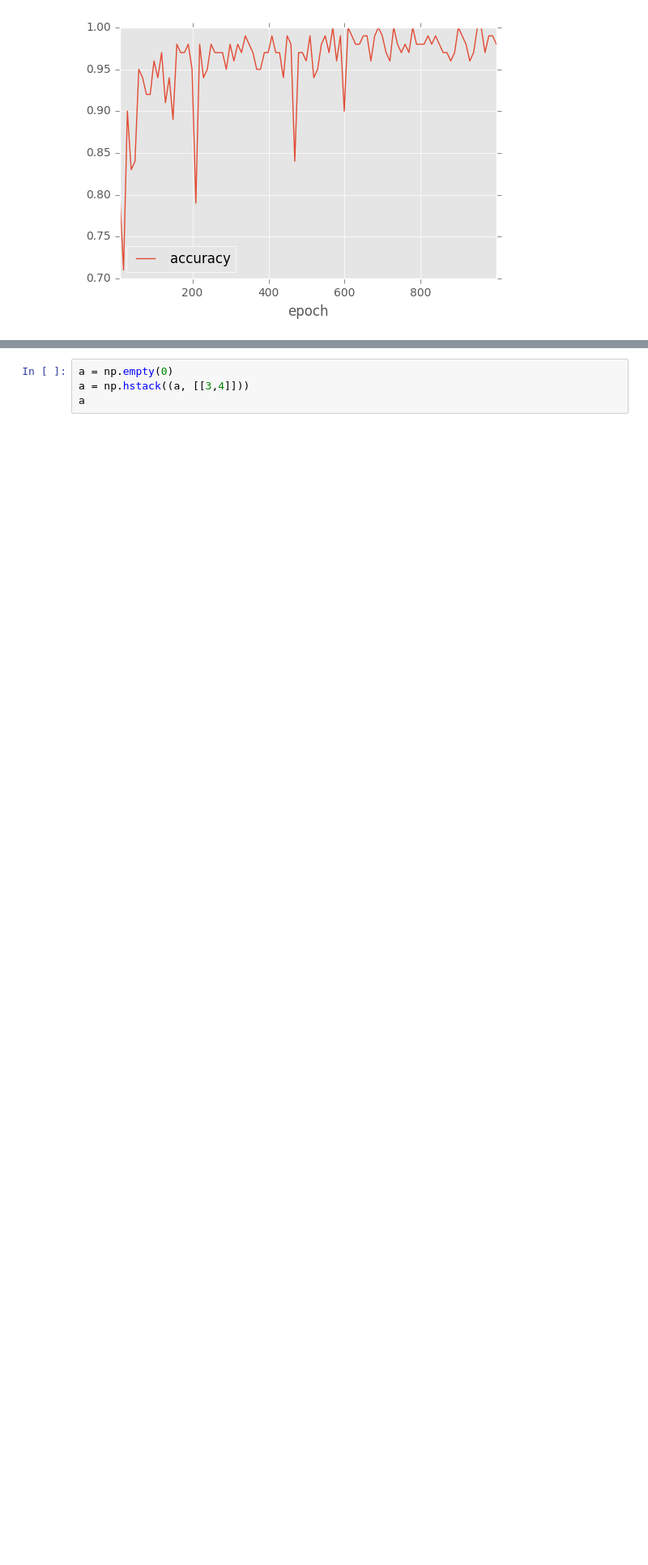
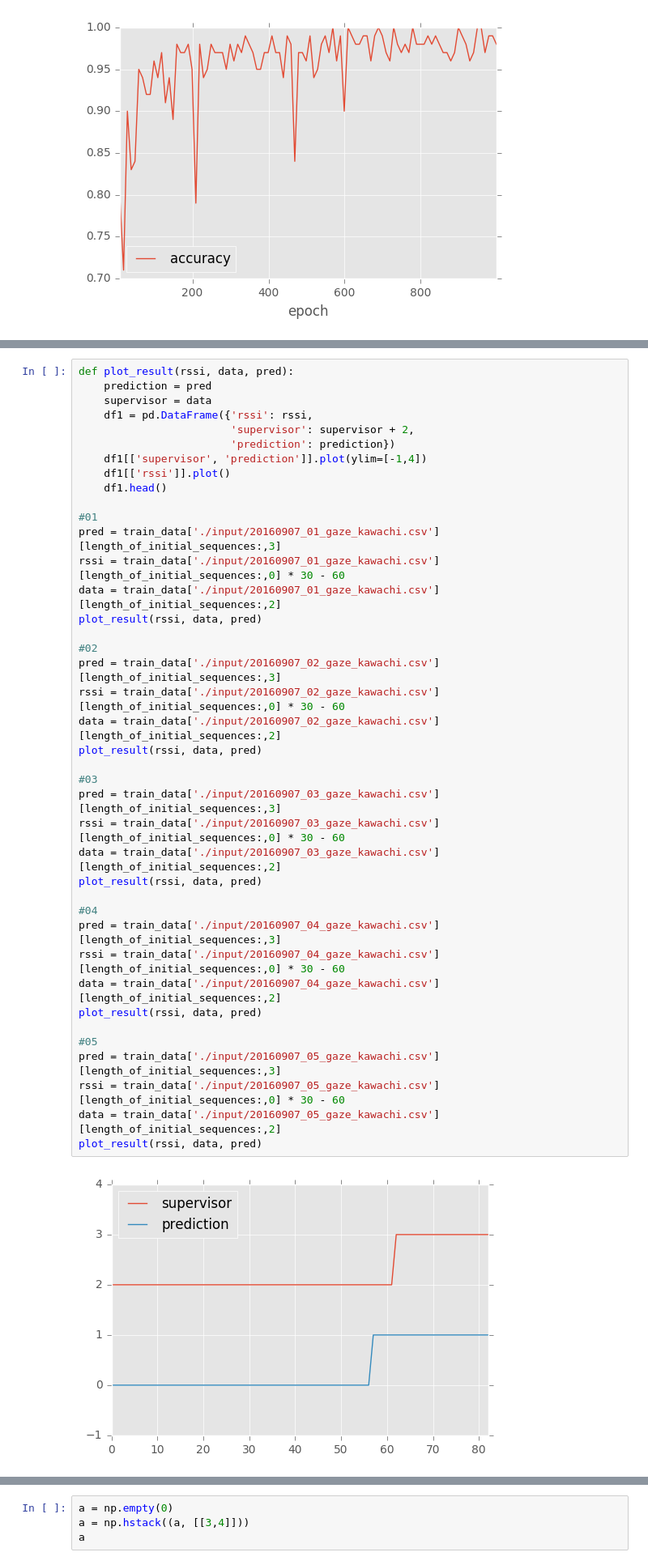
Before and after one commit to refluster/jupyter, a Jupyter notebook: 002.ble_area_pred/area_judge.ipynb, the cells around one changed output, grey strips where cells are left out. Shown at 81% size. Saved outputs shown, nothing was run; the diff lists cells and outputs as text; blank space fills up the shorter version.

Commit message:
automate to generate the comparing graph between supervisor and prediction

```diff
--- a/002.ble_area_pred/area_judge.ipynb
+++ b/002.ble_area_pred/area_judge.ipynb
@@ -265,0 +214,42 @@ plot_result(rssi, data, b)
+# %%
+def plot_result(rssi, data, pred):
+    prediction = pred
+    supervisor = data
+    df1 = pd.DataFrame({'rssi': rssi,
+                        'supervisor': supervisor + 2,
+                        'prediction': prediction})
+    df1[['supervisor', 'prediction']].plot(ylim=[-1,4])
+    df1[['rssi']].plot()
+    df1.head()
+
+#01
+pred = train_data['./input/20160907_01_gaze_kawachi.csv'][length_of_initial_sequences:,3]
+rssi = train_data['./input/20160907_01_gaze_kawachi.csv'][length_of_initial_sequences:,0] * 30 - 60
+data = train_data['./input/20160907_01_gaze_kawachi.csv'][length_of_initial_sequences:,2]
+plot_result(rssi, data, pred)
+
+#02
+pred = train_data['./input/20160907_02_gaze_kawachi.csv'][length_of_initial_sequences:,3]
+rssi = train_data['./input/20160907_02_gaze_kawachi.csv'][length_of_initial_sequences:,0] * 30 - 60
+data = train_data['./input/20160907_02_gaze_kawachi.csv'][length_of_initial_sequences:,2]
+plot_result(rssi, data, pred)
+
+#03
+pred = train_data['./input/20160907_03_gaze_kawachi.csv'][length_of_initial_sequences:,3]
+rssi = train_data['./input/20160907_03_gaze_kawachi.csv'][length_of_initial_sequences:,0] * 30 - 60
+data = train_data['./input/20160907_03_gaze_kawachi.csv'][length_of_initial_sequences:,2]
+plot_result(rssi, data, pred)
+
+#04
+pred = train_data['./input/20160907_04_gaze_kawachi.csv'][length_of_initial_sequences:,3]
+rssi = train_data['./input/20160907_04_gaze_kawachi.csv'][length_of_initial_sequences:,0] * 30 - 60
+data = train_data['./input/20160907_04_gaze_kawachi.csv'][length_of_initial_sequences:,2]
+plot_result(rssi, data, pred)
+
+#05
+pred = train_data['./input/20160907_05_gaze_kawachi.csv'][length_of_initial_sequences:,3]
+rssi = train_data['./input/20160907_05_gaze_kawachi.csv'][length_of_initial_sequences:,0] * 30 - 60
+data = train_data['./input/20160907_05_gaze_kawachi.csv'][length_of_initial_sequences:,2]
+plot_result(rssi, data, pred)
+# %% [output]
+[figure, added]
```
Also changed, not shown: parts of 2 cells of this notebook.
